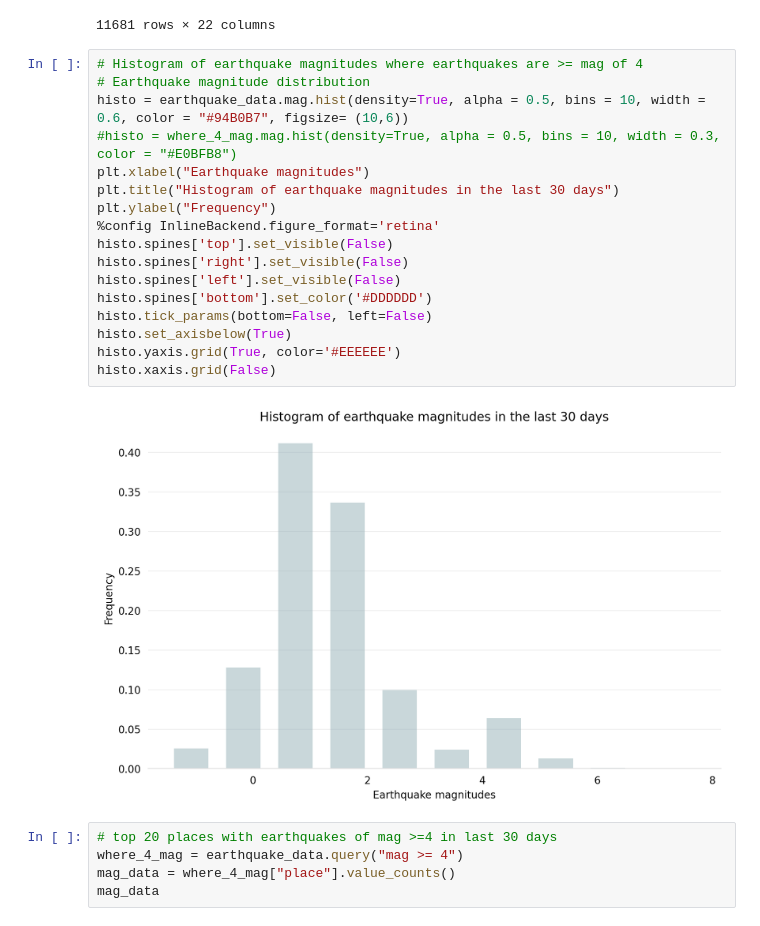
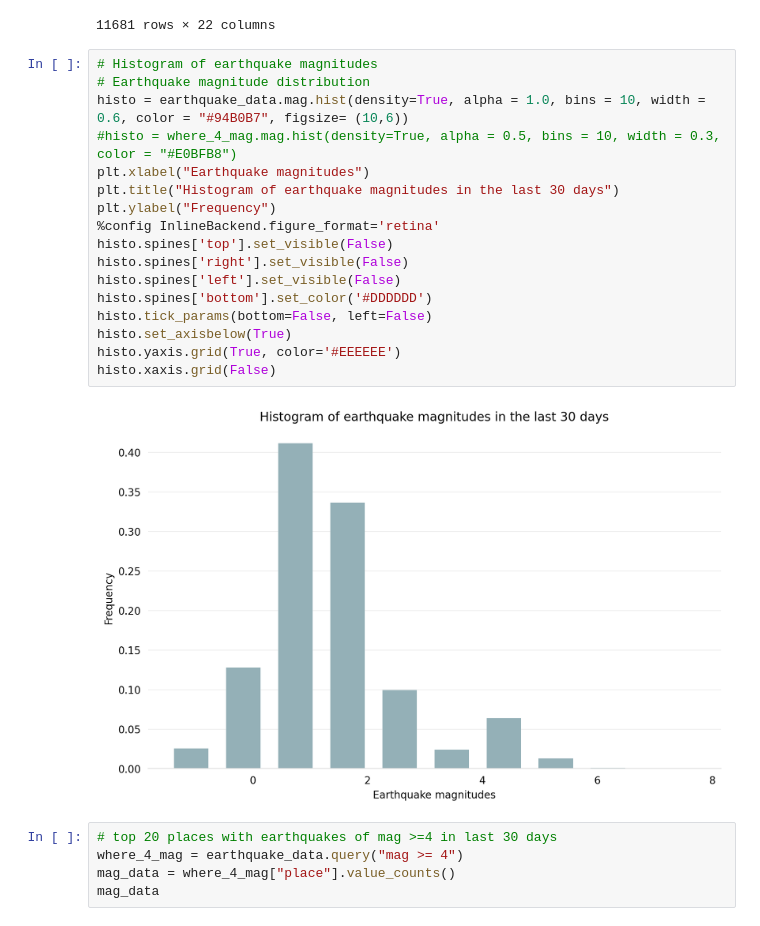
Before and after one commit to sharminsiddique/Assignments-, a Jupyter notebook: data_visu.ipynb, the cells around one changed output. Saved outputs shown, nothing was run; the diff lists cells and outputs as text.

```diff
--- a/data_visu.ipynb
+++ b/data_visu.ipynb
@@ -258,24 +258,24 @@ earthquake_data
 | 11680 | 2023-04-19 09:01:08.035000+00:00 | 37.121700 | -115.183800 | 0.000 | 1.30 | ml | 7.0 | 157.69 | 0.304000 | 0.1343 | ... | ... |
 11681 rows × 22 columns
 # %%
-# Histogram of earthquake magnitudes where earthquakes are >= mag of 4
+# Histogram of earthquake magnitudes
 # Earthquake magnitude distribution
-histo = earthquake_data.mag.hist(density=True, alpha = 0.5, bins = 10, width = 0.6, color = "#94B0B7", figsize= (10,6))
+histo = earthquake_data.mag.hist(density=True, alpha = 1.0, bins = 10, width = 0.6, color = "#94B0B7", figsize= (10,6))
 #histo = where_4_mag.mag.hist(density=True, alpha = 0.5, bins = 10, width = 0.3, color = "#E0BFB8")
 plt.xlabel("Earthquake magnitudes")
 plt.title("Histogram of earthquake magnitudes in the last 30 days")
 plt.ylabel("Frequency")
 %config InlineBackend.figure_format='retina'
 histo.spines['top'].set_visible(False)
 histo.spines['right'].set_visible(False)
 histo.spines['left'].set_visible(False)
 histo.spines['bottom'].set_color('#DDDDDD')
 histo.tick_params(bottom=False, left=False)
 histo.set_axisbelow(True)
 histo.yaxis.grid(True, color='#EEEEEE')
 histo.xaxis.grid(False)
 # %% [output]
-[figure, old version]
+[figure, new version]
 # %%
 # top 20 places with earthquakes of mag >=4 in last 30 days
 where_4_mag = earthquake_data.query("mag >= 4")
```
Also changed, not shown: parts of 1 cell of this notebook, 4 other files.
